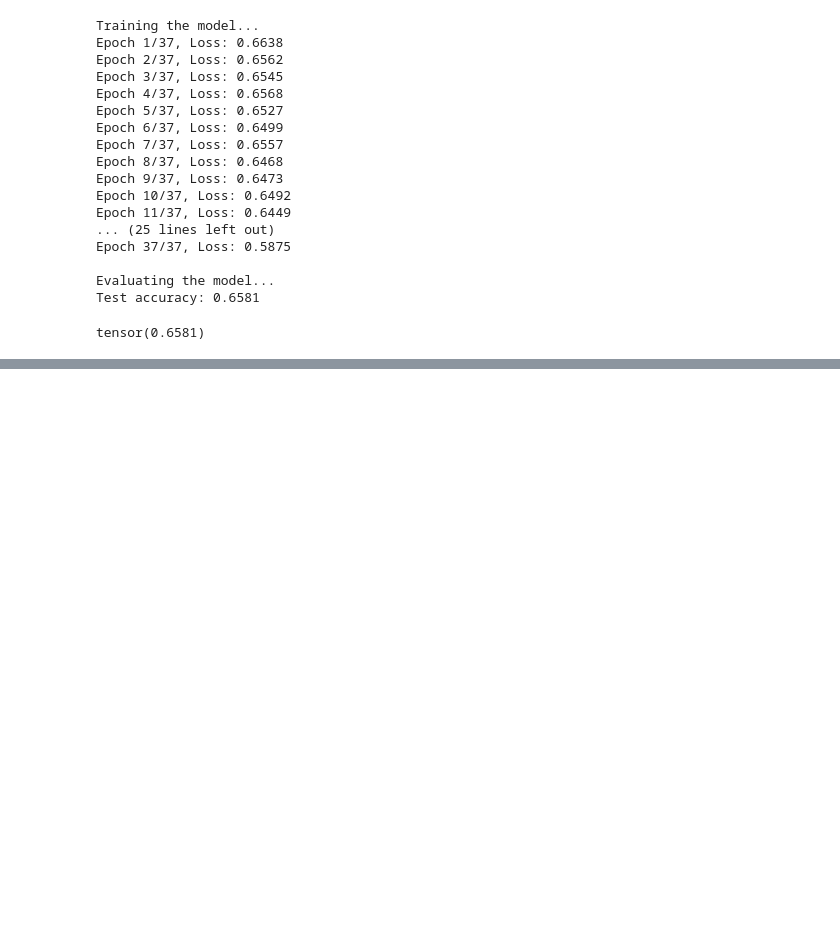
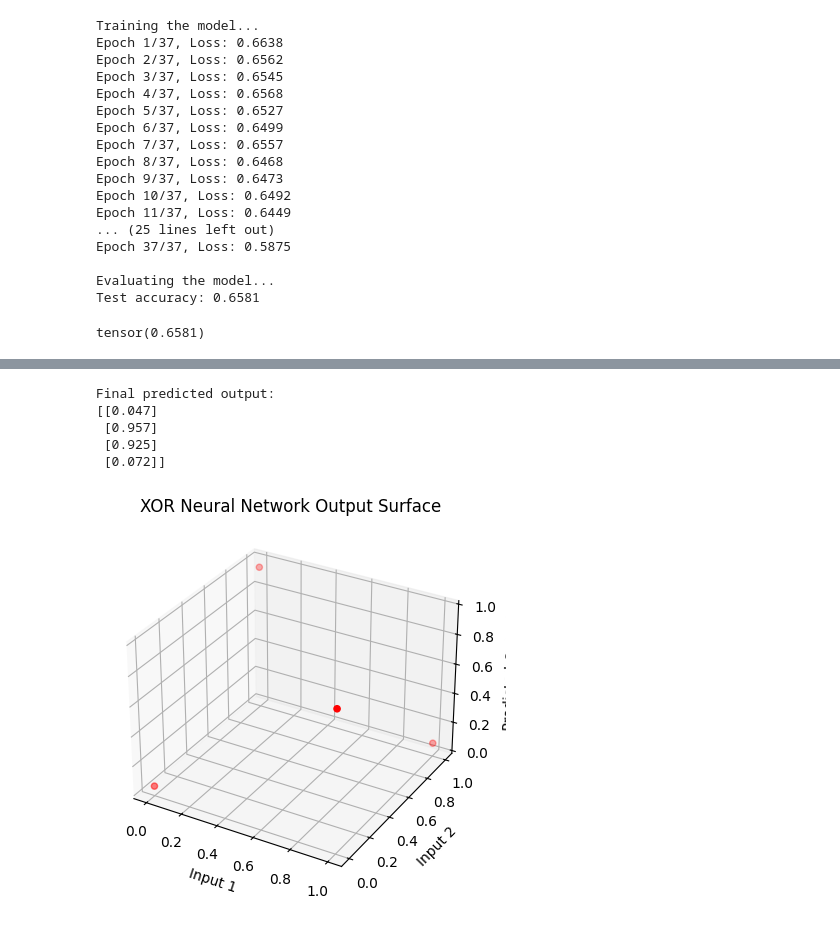
Before and after one commit to Rustam-Shrestha/pytorch-deep-learning-next-steps, a Jupyter notebook: pytorch-level-up.ipynb, the cells around one changed output, grey strips where cells are left out. Cells and saved outputs as stored; diff of their text form; code cells hidden in the pictures; blank space fills up the shorter version.

Commit message:
xor implementation in neural network with meshgrid hyperplane

```diff
--- a/pytorch-level-up.ipynb
+++ b/pytorch-level-up.ipynb
@@ -613,0 +622,18 @@ tensor(0.6581)
+# %%
+def sigmoid(x):
+    return 1 / (1 + np.exp(-x))
+
+def sigmoid_derivative(x):
+    return x * (1 - x)
+# %%
+# Input data for XOR
+X = np.array([[0,0],
+              [0,1],
+              [1,0],
+              [1,1]])
+
+# Output labels for XOR
+y = np.array([[0],
+              [1],
+              [1],
+              [0]])
@@ -613,0 +675,22 @@ tensor(0.6581)
+# %%
+print("Final predicted output:")
+print(np.round(predicted_output, 3))
+# %% [output]
+Final predicted output:
+[[0.047]
+ [0.957]
+ [0.925]
+ [0.072]]
+# %%
+fig = plt.figure()
+ax = fig.add_subplot(111, projection='3d')
+
+# Plot inputs and predicted outputs
+ax.scatter(X[:,0], X[:,1], predicted_output[:,0], c='r', marker='o')
+ax.set_xlabel('Input 1')
+ax.set_ylabel('Input 2')
+ax.set_zlabel('Predicted Output')
+ax.set_title('XOR Neural Network Output Surface')
+plt.show()
+# %% [output]
+[figure, added]
```
Also changed, not shown: parts of 5 cells of this notebook.
